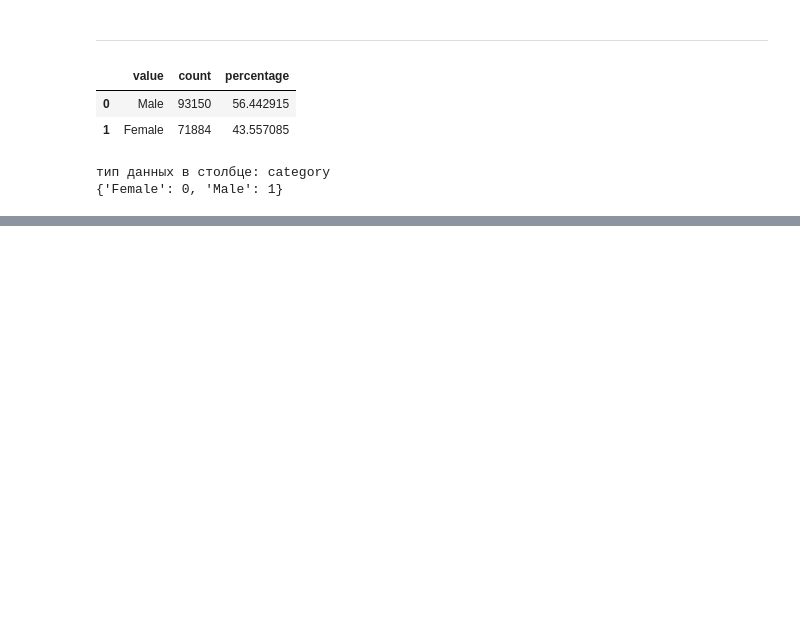
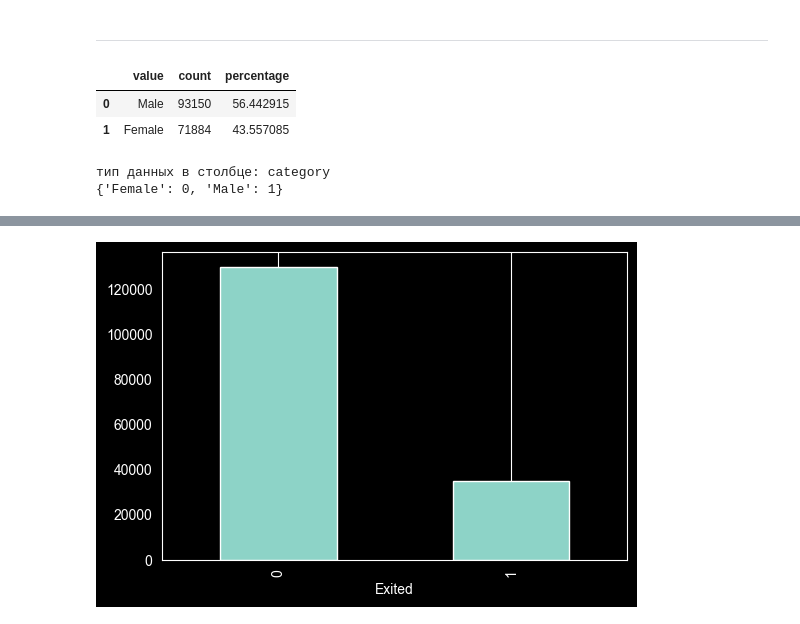
Before and after one commit to Evgeny725/ml-basics, a Jupyter notebook: bank_churn.ipynb, the cells around one changed output, grey strips where cells are left out. Saved outputs shown, nothing was run; the diff lists cells and outputs as text; code cells hidden in the pictures; blank space fills up the shorter version.

```diff
--- a/bank_churn.ipynb
+++ b/bank_churn.ipynb
@@ -249,0 +308,6 @@ print(gender_dict)
+# %%
+# кодирование значений в цифры по столбцу Geography
+
+encoded_geo = LabelEncoder()
+data_filtered['Geo_encoded'] = encoded_geo.fit_transform(data_filtered['Geography'])
+data_filtered.head()
@@ -249,0 +321,11 @@ print(gender_dict)
+# %%
+# кодирование значений в цифры по столбцу Gender
+
+encoded_gender = LabelEncoder()
+data_filtered['Gender_encoded'] = encoded_gender.fit_transform(data_filtered['Gender'])
+# %%
+# теперь дроп текстовых версий колонок гео и гендер
+data_filtered.drop(columns = ['Geography', 'Gender'], inplace=True)
+
+# и теперь проверка корреляции
+data_filtered.corr()
@@ -249,0 +348,24 @@ print(gender_dict)
+# %%
+# нормализовать столбцы с числовыми значениями, кроме столбцов с [0,1]
+# сейчас метод нормализации minmax из sklearn
+# ? надо ли подбирать другие способы и как это делать ?
+
+def normalize_columns(dataset_input):
+    cols_to_norm = [col for col in dataset_input.select_dtypes(include=['int64', 'float64']).columns
+                    if not set(dataset_input[col].unique()).issubset({0, 1})]
+    binary_cols = [col for col in dataset_input.select_dtypes(include=['int64', 'float64']).columns
+                   if set(dataset_input[col].unique()).issubset({0, 1})]
+
+    dataset_norm = dataset_input[cols_to_norm].copy()
+    if cols_to_norm:
+        dataset_norm[cols_to_norm] = MinMaxScaler().fit_transform(dataset_norm[cols_to_norm])
+    if binary_cols:
+        dataset_norm = pd.concat([dataset_norm, dataset_input[binary_cols]], axis=1)
+
+    print(f'нормализованные столбцы: {cols_to_norm} \nбинарные столбцы как есть: {binary_cols}')
+    print('-'*15)
+    return dataset_norm
+
+
+dataset_normalized = normalize_columns(data_filtered)
+print('\n', dataset_normalized.head())
@@ -249,0 +395,5 @@ print(gender_dict)
+# %%
+dataset_normalized['Exited'].value_counts().plot.bar(figsize=(6, 4))
+plt.grid(axis='y')
+# %% [output]
+[figure, added]
```
Also changed, not shown: parts of 15 cells of this notebook, 2 other files.
